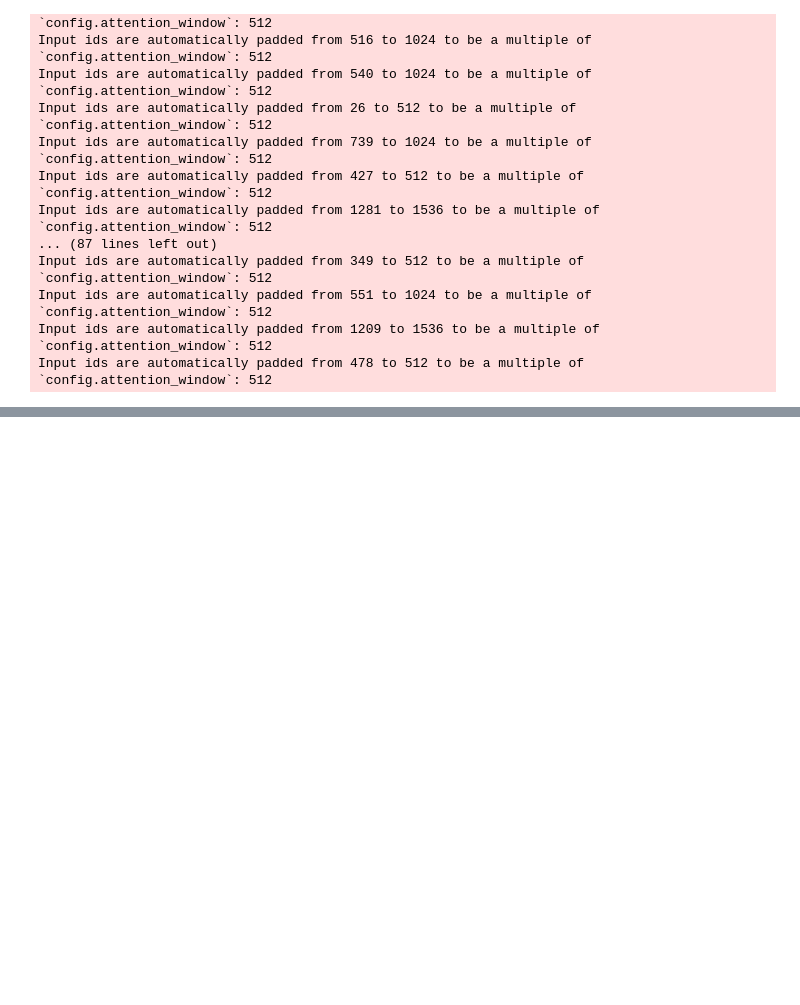
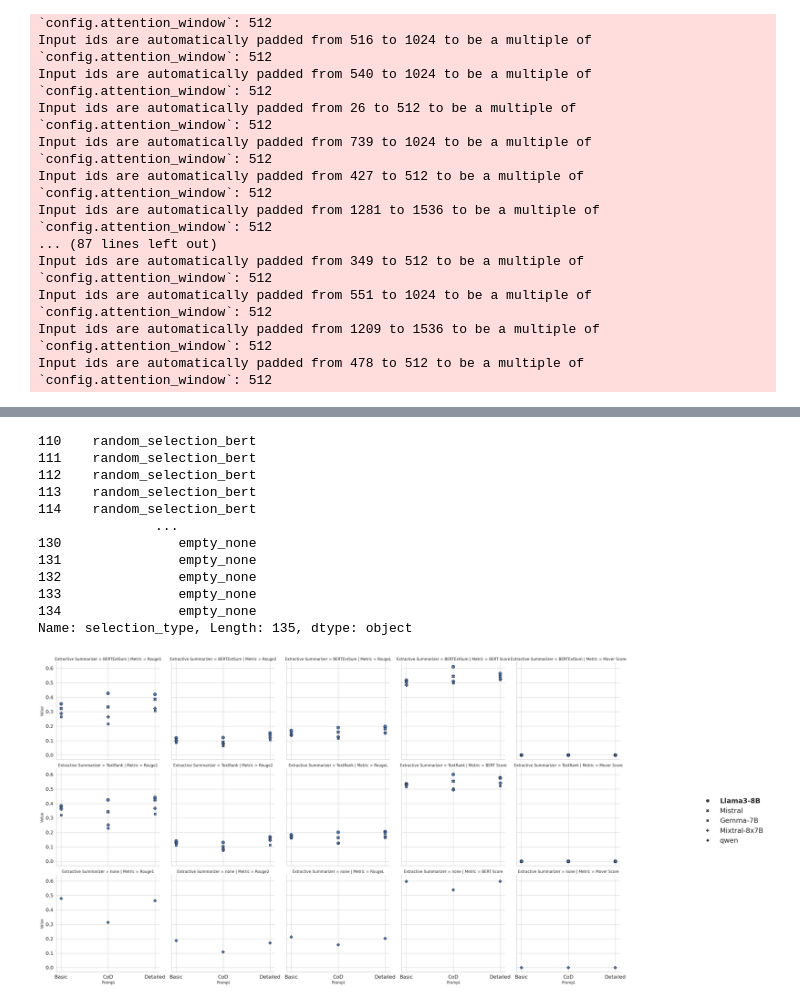
Before and after one commit to Tron404/FACILEX_prototyping_EK, a Jupyter notebook: caselaw_summary/eval.ipynb, the cells around one changed output, grey strips where cells are left out. Cells and saved outputs as stored; diff of their text form; code cells hidden in the pictures; blank space fills up the shorter version.

```diff
--- a/caselaw_summary/eval.ipynb
+++ b/caselaw_summary/eval.ipynb
@@ -122,2 +151,2 @@ pickle.dump(results, open("results_multilex_long_mover.pickle", "wb"))
 # %%
-results = pickle.load(open("results_multilex_short.pickle", "rb"))
+results = pickle.load(open("results_multilex_long.pickle", "rb"))
@@ -124,4 +172,11 @@ results = pickle.load(open("results_multilex_short.pickle", "rb"))
+# %%
+for dataset, scores in dat.items():
+    # dat[dataset] =
+    new_dict = {}
+    for key, vals in scores[0].items():
+        new_dict[key] = vals + scores[1][key]
+    dat[dataset] = new_dict
 # %%
 import pandas as pd
 
-df_results = pd.DataFrame(results)
+df_results = pd.DataFrame(dat["eurlexsum_test"])
@@ -133,13 +226,20 @@ import seaborn as sns
 
 doc_selection_map_name = {
     'random_selection': "Random10",
-    'first5last5': "First5Last5"
+    'first5last5': "First5Last5",
+    'empty': "None"
 }
 
 prompt_type_map_name = {
     "cod": "CoD",
     "basic": "Basic",
     "detailed": "Detailed",
+    "prompt_cod_eurlex": "CoD",
+    "prompt_basic_eurlex": "Basic",
+    "prompt_detailed_eurlex": "Detailed",
+    "prompt_cod": "CoD",
+    "prompt_basic": "Basic",
+    "prompt_detailed": "Detailed",
     "equal_cod": "CoD",
     "equal_basic": "Basic",
     "equal_detailed": "Detailed"
@@ -147,7 +247,8 @@ prompt_type_map_name = {
 
 sum_ext_map_name = {
     "bert": "BERTExtSum",
-    "textrank": "TextRank"
+    "textrank": "TextRank",
+    "none": "none"
 }
 
 metric_map_name = {
@@ -162,56 +263,73 @@ model_map_name = {
     "mixtral-8x7b-32768": "Mixtral-8x7B",
     "gpt-3.5-turbo-1106": "GPT-3.5-Turbo-1106",
     "gemma-7b-it": "Gemma-7B",
-    "Meta-Llama-3-8B-Instruct": "Llama3-8B"
+    "Meta-Llama-3-8B-Instruct": "Llama3-8B",
+    "Mistral-7B-Instruct-v0.3": "Mistral",
+    "qwen": "qwen"
 }
 
 sns.set_theme(style="whitegrid")
 aux = df_results.copy(True)
 aux = aux.sort_values(by=["prompt_type", "model"])
 aux = aux[~aux["prompt_type"].str.contains("equal")]
+print(aux["selection_type"])
 aux["doc_selection_type"] = [doc_selection_map_name["_".join(doc_sel.split("_")[:-1])] for doc_sel in aux["selection_type"]]
 aux["sum_ext_type"] = [sum_ext_map_name[doc_sel.split("_")[-1]] for doc_sel in aux["selection_type"]]
 aux["score_type"] = [metric_map_name[metric_name] for metric_name in aux["score_type"]]
 aux["model"] = [model_map_name[model_name] for model_name in aux["model"]]
 aux["prompt_type"] = [prompt_type_map_name[prompt_name] for prompt_name in aux["prompt_type"]]
 
 
 # original columns 'model', 'selection_type', 'prompt_type', 'score_value', 'score_type', 'doc_selection_type', 'sum_ext_type'
 #     aux["selection_type"] = [selection_type_map_name[s] for s in aux["selection_type"]]
 #     aux["prompt_type"] = [prompt_type_map_name[p] for p in aux["prompt_type"]]
 aux.columns = ["LLM", "Selection Type", "Prompt", "Value", "Metric", "Document Selection Type", "Extractive Summarizer"]
 
 fig = sns.relplot(data=aux, x="Prompt", y="Value", col="Metric", row="Extractive Summarizer", style="LLM", s=100, edgecolor="black")
 
 # ### add hatches to artists
 
 ### jitter points
-jitter = 0.27
-for ax_row in fig.axes:
-    for ax in ax_row:
-        points = ax.collections[-1]
-        offsets = points.get_offsets()
-        ax.set(xlim=(-0.7,2.7))
-        title_text = ax.title.get_text().replace(" | ", "\n")
-        ax.title.set_text(title_text)
-        ax.title.set_size(17)
-        ax.yaxis.label.set_size(17)
-        ax.xaxis.label.set_size(17)
-        # every 6, 1 model + 2 selection_doc+ 3 prompts
-        inner_point_jitter = [[-0.05, 0.0], [0.0, 0.0], [0.05, 0.0]]
-        collection_size = 3
-        for idx in range(0, offsets.shape[0], collection_size):
-            of_ar = [-jitter+(idx//3*jitter), 0]
-            offsets[idx:idx+collection_size] = offsets[idx:idx+collection_size] + np.asarray([of_ar]*collection_size) + np.asarray(inner_point_jitter)
-        points.set_offsets(offsets)
+# jitter = 0.27
+# for ax_row in fig.axes:
+#     for ax in ax_row:
+#         points = ax.collections[-1]
+#         offsets = points.get_offsets()
+#         ax.set(xlim=(-0.7,2.7))
+#         title_text = ax.title.get_text().replace(" | ", "\n")
+#         ax.title.set_text(title_text)
+#         ax.title.set_size(17)
+#         ax.yaxis.label.set_size(17)
+#         ax.xaxis.label.set_size(17)
+#         # every 6, 1 model + 2 selection_doc+ 3 prompts
+#         inner_point_jitter = [[-0.05, 0.0], [0.0, 0.0], [0.05, 0.0]]
+#         collection_size = 3
+#         for idx in range(0, offsets.shape[0], collection_size):
+#             of_ar = [-jitter+(idx//3*jitter), 0]
+#             offsets[idx:idx+collection_size] = offsets[idx:idx+collection_size] + np.asarray([of_ar]*collection_size) + np.asarray(inner_point_jitter)
+#         points.set_offsets(offsets)
 
 fig.tick_params(axis='both', which='major', labelsize=16)
 legend = fig.figure.legend(fontsize=22, frameon=False, bbox_to_anchor=(1.235,0.5), loc=5)
 plt.tight_layout()
 fig._legend.remove()
 legend.get_texts()[0].set_fontweight("bold")
 
-plt.savefig("combined_res_multilex_short.png", bbox_inches = "tight", transparent=True)
+# plt.savefig("combined_res_multilex_short.png", bbox_inches = "tight", transparent=True)
+# %% [output]
+110    random_selection_bert
+111    random_selection_bert
+112    random_selection_bert
+113    random_selection_bert
+114    random_selection_bert
+               ...
+130               empty_none
+131               empty_none
+132               empty_none
+133               empty_none
+134               empty_none
+Name: selection_type, Length: 135, dtype: object
+[figure, added]
 # %%
 import numpy as np
 import matplotlib.pyplot as plt
```
Also changed, not shown: parts of 6 cells of this notebook, 2 other files.
